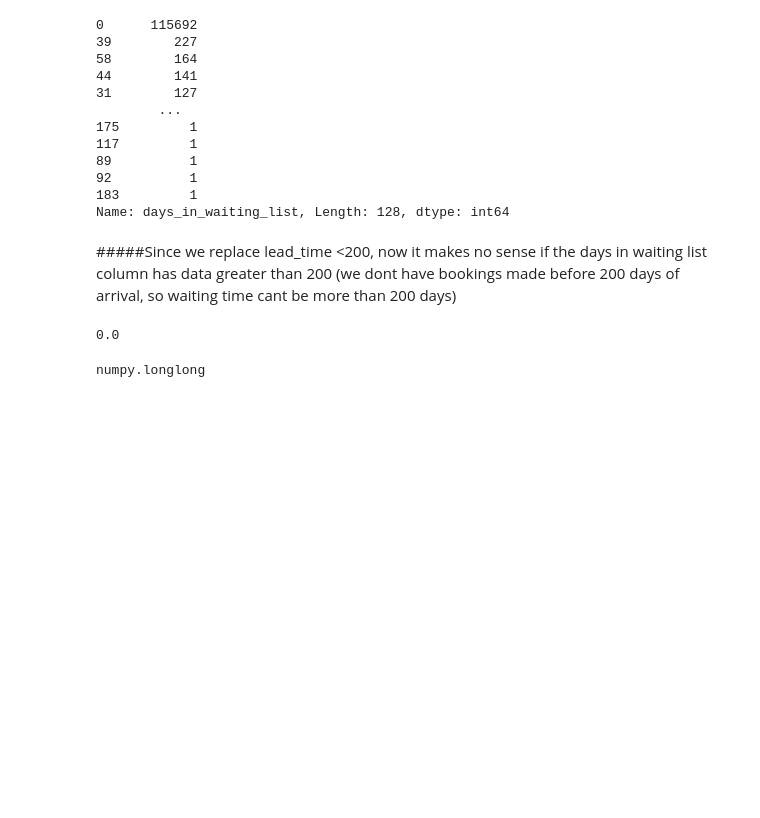
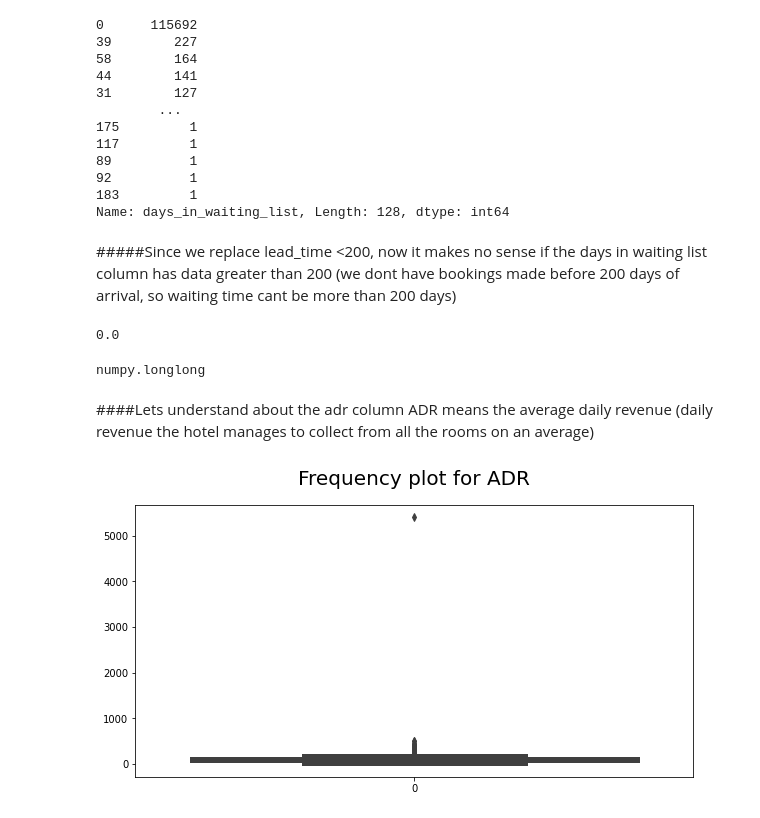
Before and after one commit to snehahampapura/Hotel-Booking-Analysis, a Jupyter notebook: Hotel_Booking_Analysis_Capstone_Project.ipynb, the cells around one changed output. Saved outputs shown, nothing was run; the diff lists cells and outputs as text; code cells hidden in the pictures; blank space fills up the shorter version.

Commit message:
Data Cleaning - Part 3

```diff
--- a/Hotel_Booking_Analysis_Capstone_Project.ipynb
+++ b/Hotel_Booking_Analysis_Capstone_Project.ipynb
@@ -26,6 +26,6 @@ Mounted at /content/drive
 # %%
-#df = pd.read_csv('/content/drive/MyDrive/Colab Notebooks/Python/datasets/Hotel Bookings.csv')
-df = pd.read_csv('/content/drive/MyDrive/Data/Hotel Bookings.csv')    #Path for Sneha
+df = pd.read_csv('/content/drive/MyDrive/Colab Notebooks/Python/datasets/Hotel Bookings.csv')
+# df = pd.read_csv('/content/drive/MyDrive/Data/Hotel Bookings.csv')    #Path for Sneha
 # %% [markdown]
 ##Data Exploration
 # %%
@@ -287,3 +287,13 @@ df['days_in_waiting_list'] = df['days_in_waiting_list'].astype('int')
 type(df['days_in_waiting_list'][0])
 # %% [output]
 numpy.longlong
+# %% [markdown]
+####Lets understand about the adr column
+ADR means the average daily revenue (daily revenue the hotel manages to collect from all the rooms on an average)
+# %%
+plt.figure(figsize=(10,5))
+plt.title("Frequency plot for ADR",fontsize=20,pad=20)
+sns.boxplot(data = df['adr'],linewidth=3)
+plt.show()
+# %% [output]
+[figure, added]
```
Also changed, not shown: parts of 23 cells of this notebook.
